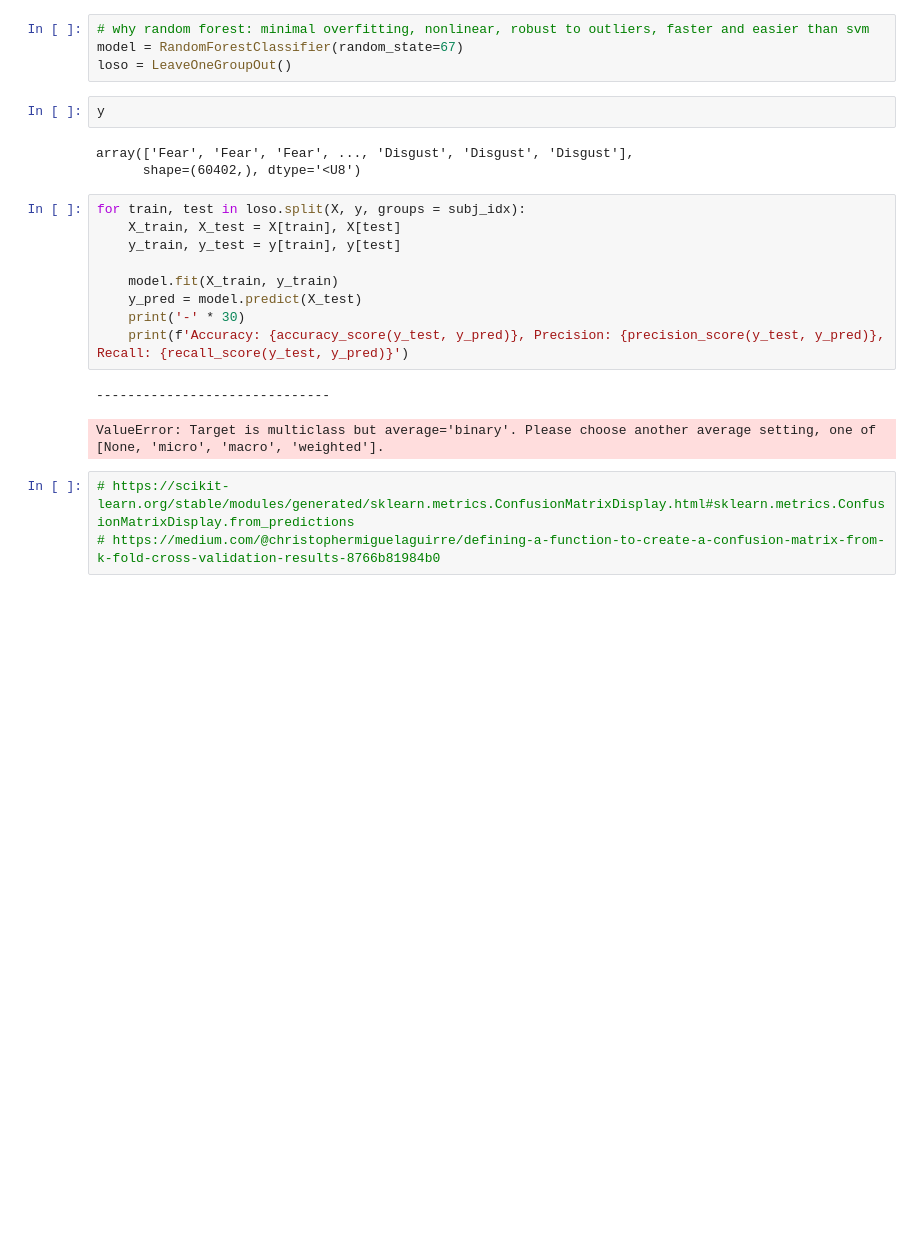
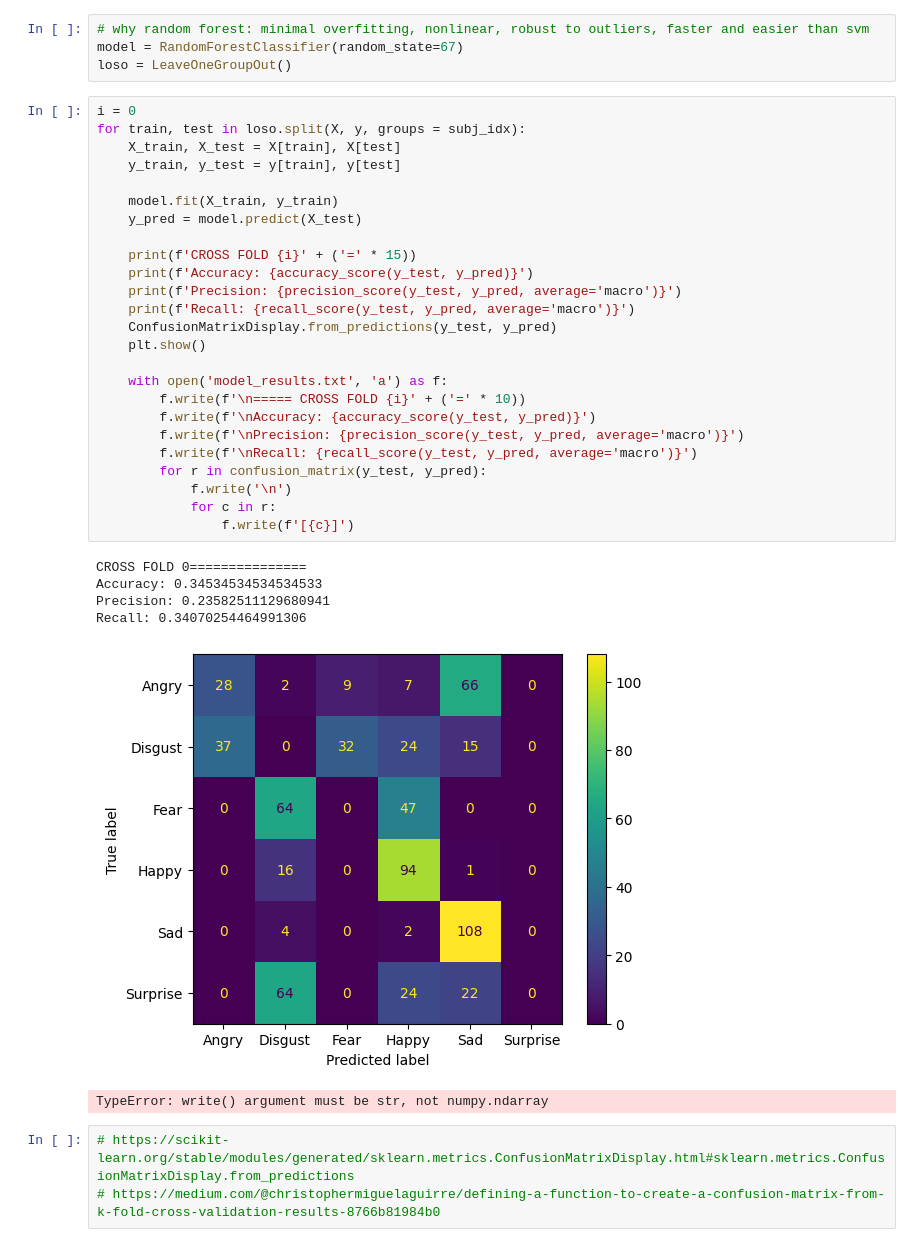
Before and after one commit to paabram/Affective-Computing, a Jupyter notebook: P1/train_model.ipynb, the cells around one changed output. Cells and saved outputs as stored; diff of their text form; blank space fills up the shorter version.

Commit message:
getting metrics from each fold now

```diff
--- a/P1/train_model.ipynb
+++ b/P1/train_model.ipynb
@@ -9,23 +10,38 @@ X, y, subj_idx = load_data('data')
 # why random forest: minimal overfitting, nonlinear, robust to outliers, faster and easier than svm
 model = RandomForestClassifier(random_state=67)
 loso = LeaveOneGroupOut()
-# %%
-y
-# %% [output]
-array(['Fear', 'Fear', 'Fear', ..., 'Disgust', 'Disgust', 'Disgust'],
-      shape=(60402,), dtype='<U8')
 # %%
+i = 0
 for train, test in loso.split(X, y, groups = subj_idx):
     X_train, X_test = X[train], X[test]
     y_train, y_test = y[train], y[test]
 
     model.fit(X_train, y_train)
     y_pred = model.predict(X_test)
-    print('-' * 30)
-    print(f'Accuracy: {accuracy_score(y_test, y_pred)}, Precision: {precision_score(y_test, y_pred)}, Recall: {recall_score(y_test, y_pred)}')
+
+    print(f'CROSS FOLD {i}' + ('=' * 15))
+    print(f'Accuracy: {accuracy_score(y_test, y_pred)}')
+    print(f'Precision: {precision_score(y_test, y_pred, average='macro')}')
+    print(f'Recall: {recall_score(y_test, y_pred, average='macro')}')
+    ConfusionMatrixDisplay.from_predictions(y_test, y_pred)
+    plt.show()
+
+    with open('model_results.txt', 'a') as f:
+        f.write(f'\n===== CROSS FOLD {i}' + ('=' * 10))
+        f.write(f'\nAccuracy: {accuracy_score(y_test, y_pred)}')
+        f.write(f'\nPrecision: {precision_score(y_test, y_pred, average='macro')}')
+        f.write(f'\nRecall: {recall_score(y_test, y_pred, average='macro')}')
+        for r in confusion_matrix(y_test, y_pred):
+            f.write('\n')
+            for c in r:
+                f.write(f'[{c}]')
 # %% [output]
-------------------------------
+CROSS FOLD 0===============
+Accuracy: 0.34534534534534533
+Precision: 0.23582511129680941
+Recall: 0.34070254464991306
+[figure, added]
-ValueError: Target is multiclass but average='binary'. Please choose another average setting, one of [None, 'micro', 'macro', 'weighted'].
+TypeError: write() argument must be str, not numpy.ndarray
 # %%
 # https://scikit-learn.org/stable/modules/generated/sklearn.metrics.ConfusionMatrixDisplay.html#sklearn.metrics.ConfusionMatrixDisplay.from_predictions
 # https://medium.com/@christophermiguelaguirre/defining-a-function-to-create-a-confusion-matrix-from-k-fold-cross-validation-results-8766b81984b0
```
Also changed, not shown: parts of 1 cell of this notebook, 1 other file.
